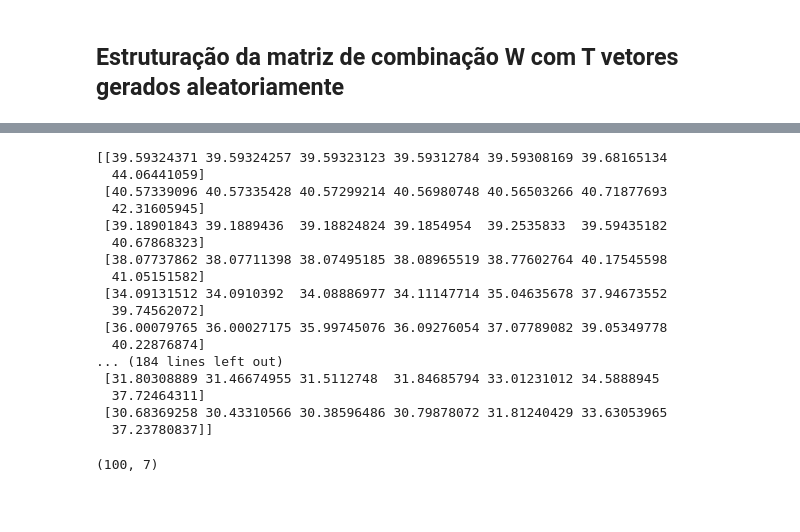
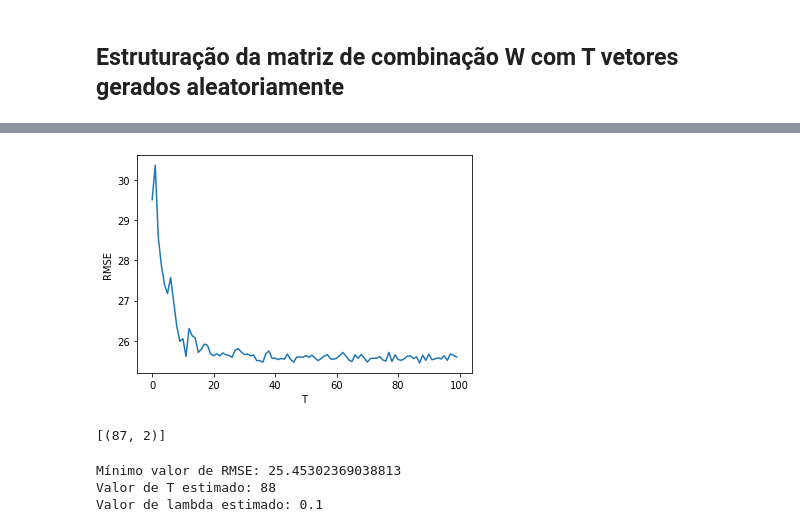
Before and after one commit to arlindots/maclea, a Jupyter notebook: efc1.ipynb, the cells around one changed output, grey strips where cells are left out. Drawn from its saved outputs; the diff is of its cells as text; code cells hidden in the pictures; blank space fills up the shorter version.

```diff
--- a/efc1.ipynb
+++ b/efc1.ipynb
@@ -226,22 +226,31 @@ for t in range(len(Tvec)):
-# %%
-print(result)
-result.shape
-# %% [output]
-[[39.59324371 39.59324257 39.59323123 39.59312784 39.59308169 39.68165134
-  44.06441059]
- [40.57339096 40.57335428 40.57299214 40.56980748 40.56503266 40.71877693
-  42.31605945]
- [39.18901843 39.1889436  39.18824824 39.1854954  39.2535833  39.59435182
-  40.67868323]
- [38.07737862 38.07711398 38.07495185 38.08965519 38.77602764 40.17545598
-  41.05151582]
- [34.09131512 34.0910392  34.08886977 34.11147714 35.04635678 37.94673552
-  39.74562072]
- [36.00079765 36.00027175 35.99745076 36.09276054 37.07789082 39.05349778
-  40.22876874]
-... (184 lines left out)
- [31.80308889 31.46674955 31.5112748  31.84685794 33.01231012 34.5888945
-  37.72464311]
- [30.68369258 30.43310566 30.38596486 30.79878072 31.81240429 33.63053965
-  37.23780837]]
-(100, 7)
+# %%
+# gráfico RMSE x T
+rmse_min = []
+for i in range(len(Tvec)):
+    rmse_min.append(min(result[i]))
+
+plt.plot(range(len(rmse_min)),rmse_min)
+plt.xlabel("T")
+plt.ylabel("RMSE")
+plt.show()
+# %% [output]
+[figure, added]
+# %%
+# cálculo index_min
+amin = np.where(result == np.amin(result))
+index_min = list(zip(amin[0],amin[1]))
+print(index_min)
+# %% [output]
+[(87, 2)]
+# %%
+# valor de T e lambda
+T = (index_min[0][0]) + 1
+lamb = lambvec[index_min[0][1]]
+
+print('Mínimo valor de RMSE:',min(rmse_min))
+print('Valor de T estimado:',T)
+print('Valor de lambda estimado:',lamb)
+# %% [output]
+Mínimo valor de RMSE: 25.45302369038813
+Valor de T estimado: 88
+Valor de lambda estimado: 0.1
```
Also changed, not shown: parts of 4 cells of this notebook.
